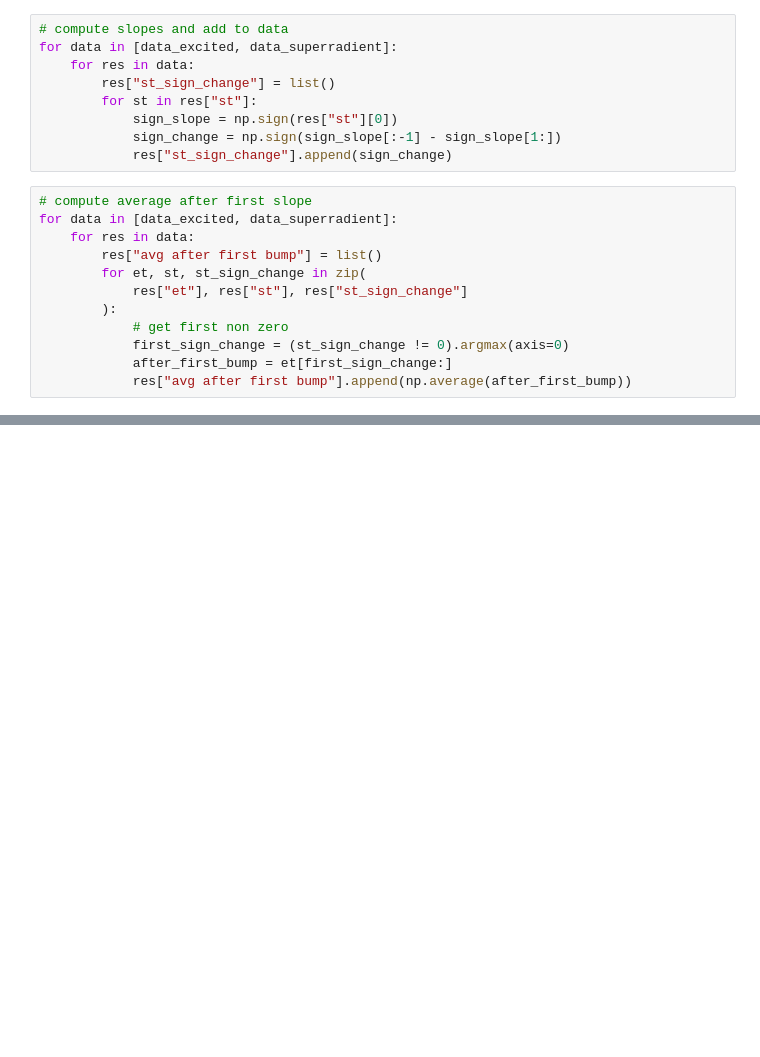
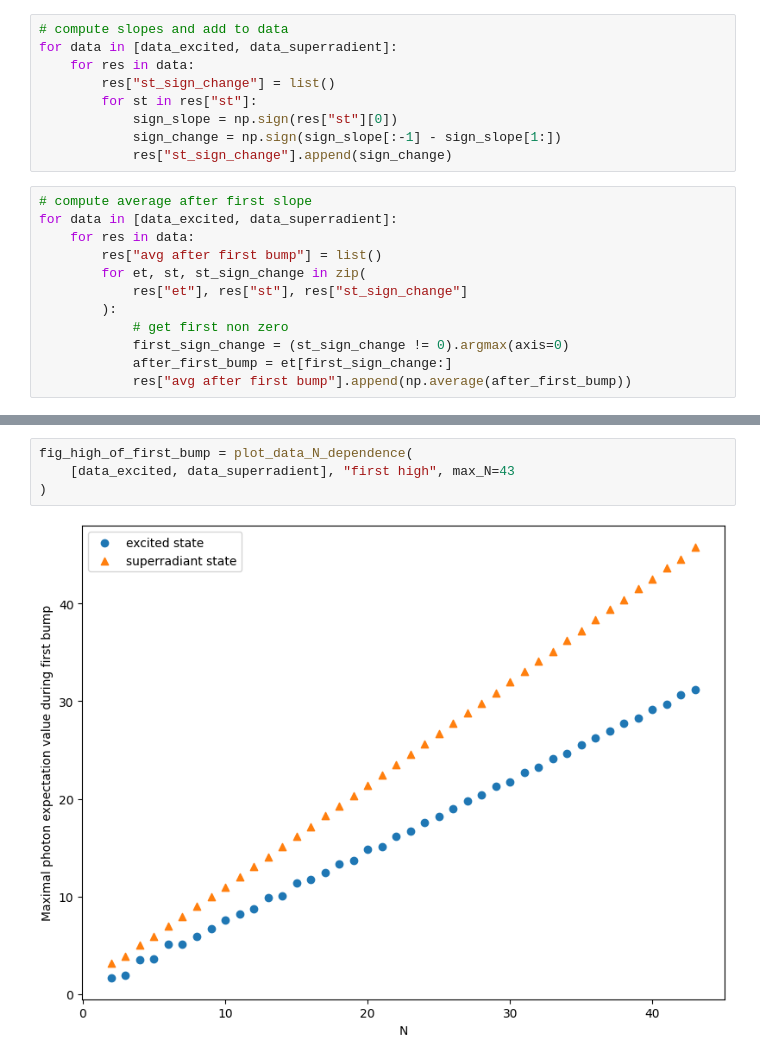
Before and after one commit to LeonhardRichter/CP2_hamiltonian_diagonalization, a Jupyter notebook: analysis_of_photon_count.ipynb, the cells around one changed output, grey strips where cells are left out. Drawn from its saved outputs; the diff is of its cells as text; blank space fills up the shorter version.

```diff
--- a/analysis_of_photon_count.ipynb
+++ b/analysis_of_photon_count.ipynb
@@ -304,0 +403,6 @@ for i, N in enumerate(demonstration_selection):
+# %%
+fig_high_of_first_bump = plot_data_N_dependence(
+    [data_excited, data_superradient], "first high", max_N=43
+)
+# %% [output]
+[figure, added]
```
Also changed, not shown: parts of 7 cells of this notebook.
